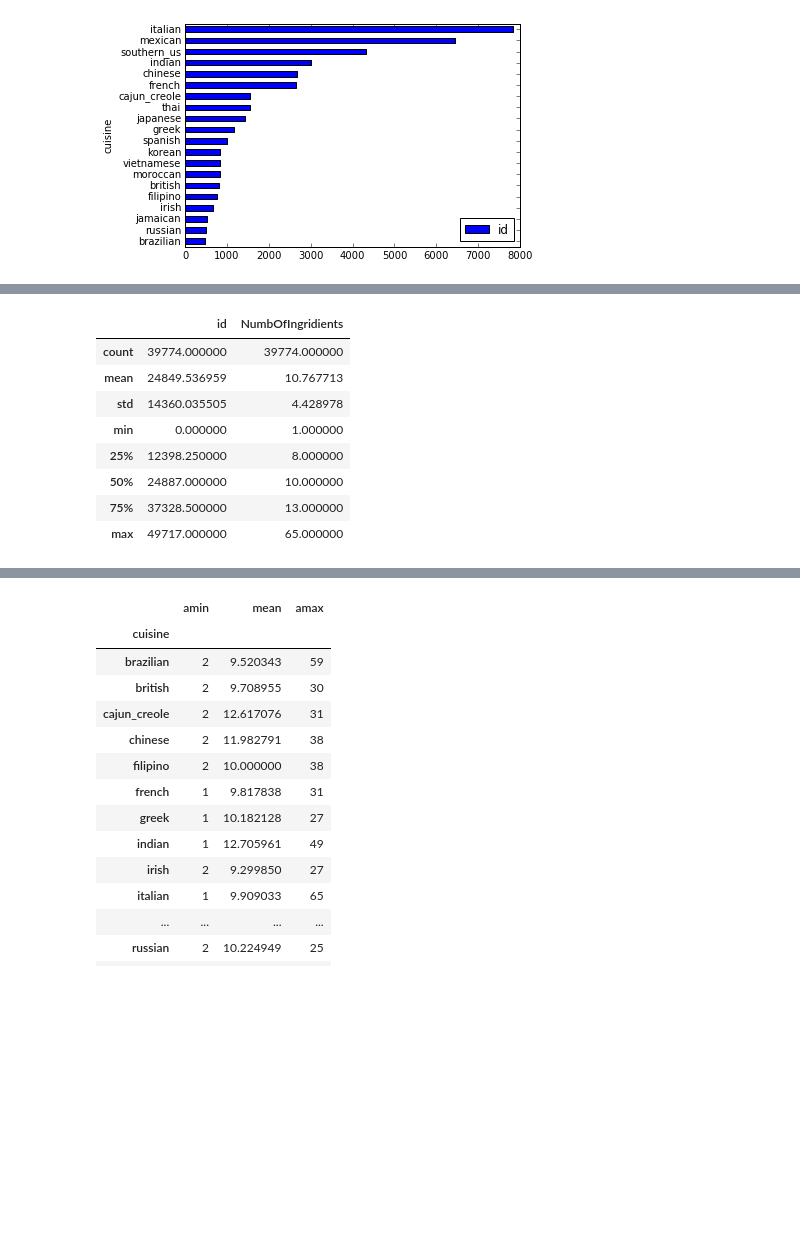
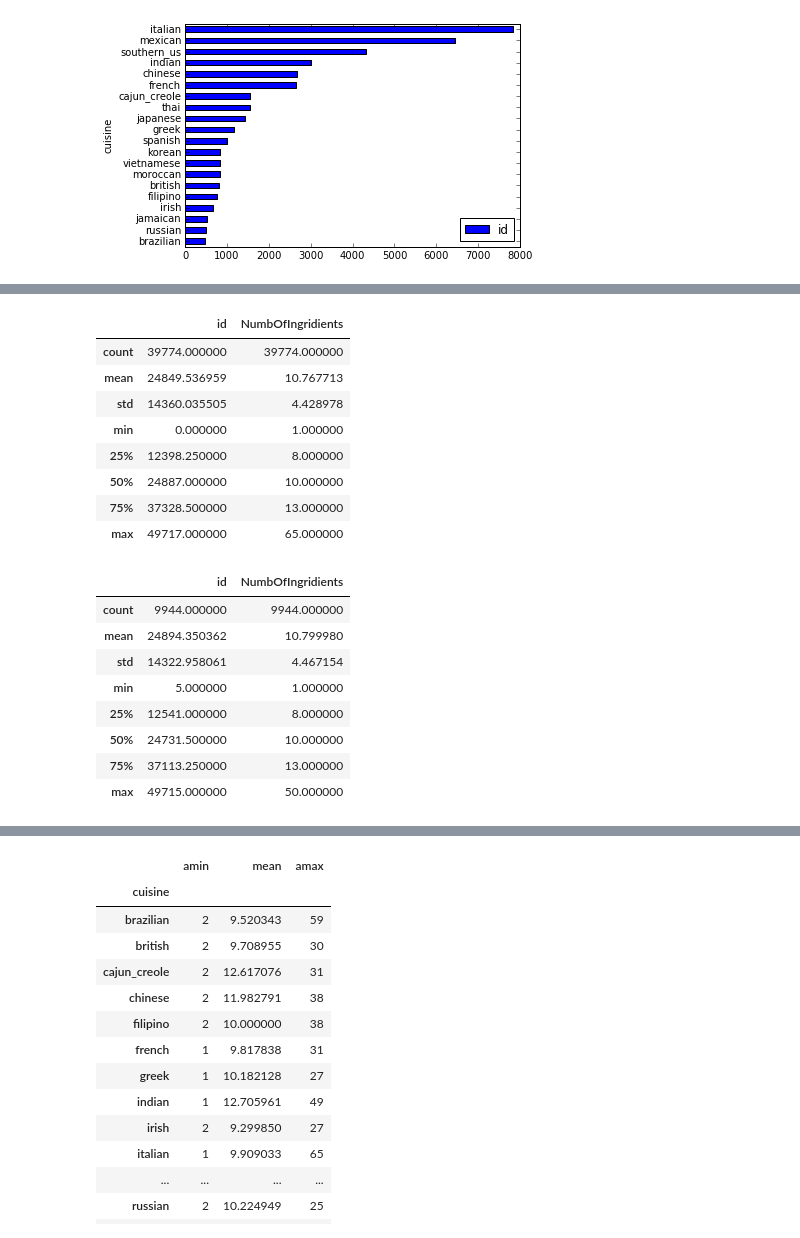
Before and after one commit to apiva57/Kaggle_WhatIsCooking, a Jupyter notebook: src/ProcessData.ipynb, the cells around one changed output, grey strips where cells are left out. Cells and saved outputs as stored; diff of their text form; code cells hidden in the pictures; blank space fills up the shorter version.

```diff
--- a/src/ProcessData.ipynb
+++ b/src/ProcessData.ipynb
@@ -95,13 +110,23 @@ display(train_df.tail())
 # %%
 # check simple statistic values for NumberOfIngridients
-train_df.describe()
+display(train_df.describe())
+display(test_df.describe())
 # %% [output]
 |  | id | NumbOfIngridients |
 | count | 39774.000000 | 39774.000000 |
 | mean | 24849.536959 | 10.767713 |
 | std | 14360.035505 | 4.428978 |
 | min | 0.000000 | 1.000000 |
 | 25% | 12398.250000 | 8.000000 |
 | 50% | 24887.000000 | 10.000000 |
 | 75% | 37328.500000 | 13.000000 |
 | max | 49717.000000 | 65.000000 |
+|  | id | NumbOfIngridients |
+| count | 9944.000000 | 9944.000000 |
+| mean | 24894.350362 | 10.799980 |
+| std | 14322.958061 | 4.467154 |
+| min | 5.000000 | 1.000000 |
+| 25% | 12541.000000 | 8.000000 |
+| 50% | 24731.500000 | 10.000000 |
+| 75% | 37113.250000 | 13.000000 |
+| max | 49715.000000 | 50.000000 |
```
Also changed, not shown: parts of 6 cells of this notebook.
